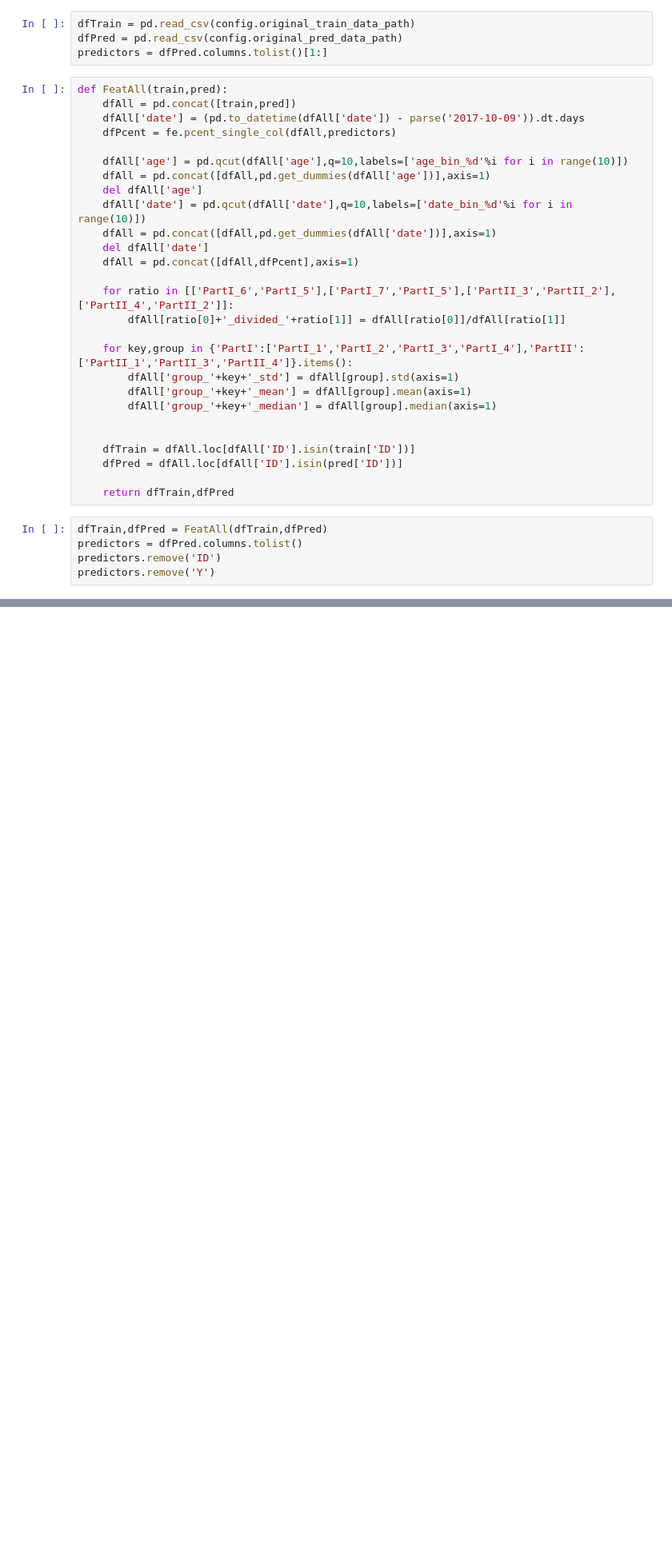
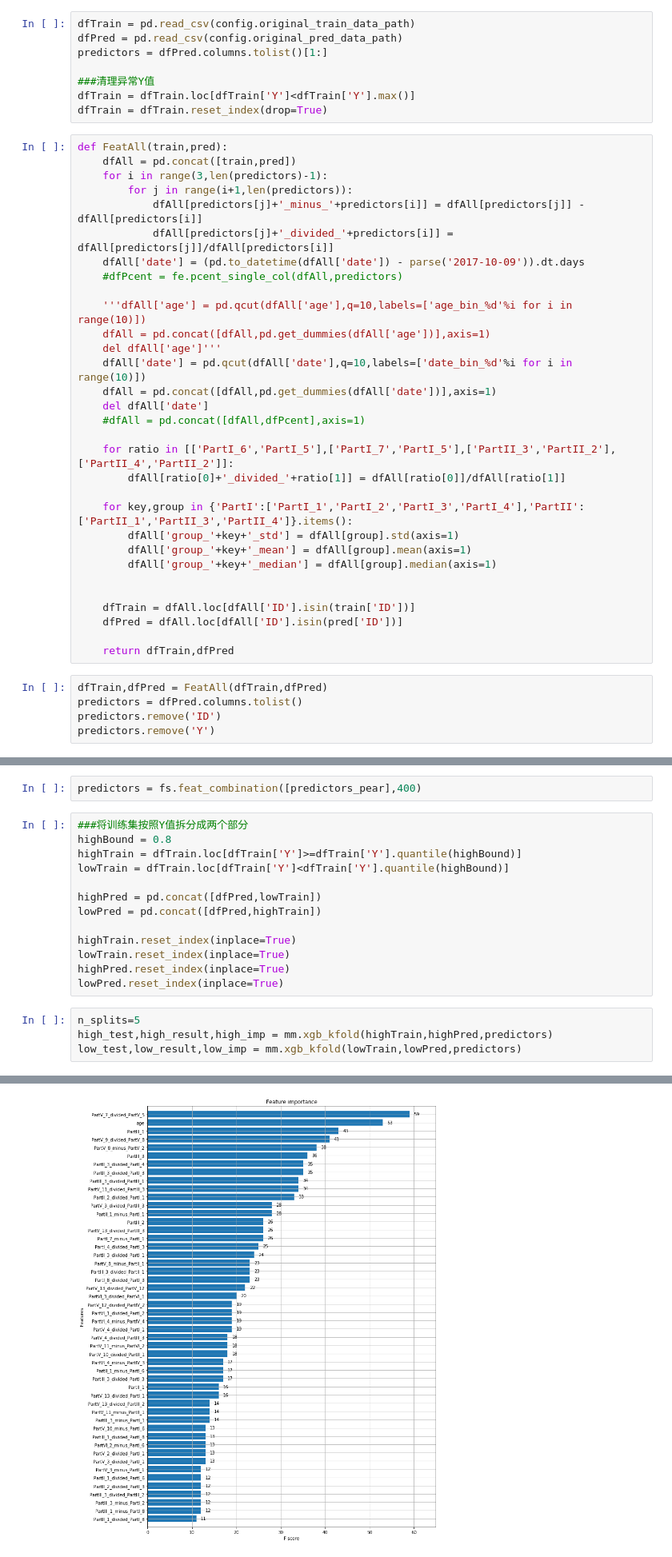
Before and after one commit to moneyml/DiabetesRisk, a Jupyter notebook: Code/Experiment/Test.ipynb, the cells around one changed output, grey strips where cells are left out. Shown at 80% size. Cells and saved outputs as stored; diff of their text form; blank space fills up the shorter version.

```diff
--- a/Code/Experiment/Test.ipynb
+++ b/Code/Experiment/Test.ipynb
@@ -14,19 +15,27 @@ from param_config import config
 dfTrain = pd.read_csv(config.original_train_data_path)
 dfPred = pd.read_csv(config.original_pred_data_path)
 predictors = dfPred.columns.tolist()[1:]
+
+###清理异常Y值
+dfTrain = dfTrain.loc[dfTrain['Y']<dfTrain['Y'].max()]
+dfTrain = dfTrain.reset_index(drop=True)
 # %%
 def FeatAll(train,pred):
     dfAll = pd.concat([train,pred])
+    for i in range(3,len(predictors)-1):
+        for j in range(i+1,len(predictors)):
+            dfAll[predictors[j]+'_minus_'+predictors[i]] = dfAll[predictors[j]] - dfAll[predictors[i]]
+            dfAll[predictors[j]+'_divided_'+predictors[i]] = dfAll[predictors[j]]/dfAll[predictors[i]]
     dfAll['date'] = (pd.to_datetime(dfAll['date']) - parse('2017-10-09')).dt.days
-    dfPcent = fe.pcent_single_col(dfAll,predictors)
+    #dfPcent = fe.pcent_single_col(dfAll,predictors)
 
-    dfAll['age'] = pd.qcut(dfAll['age'],q=10,labels=['age_bin_%d'%i for i in range(10)])
+    '''dfAll['age'] = pd.qcut(dfAll['age'],q=10,labels=['age_bin_%d'%i for i in range(10)])
     dfAll = pd.concat([dfAll,pd.get_dummies(dfAll['age'])],axis=1)
-    del dfAll['age']
+    del dfAll['age']'''
     dfAll['date'] = pd.qcut(dfAll['date'],q=10,labels=['date_bin_%d'%i for i in range(10)])
     dfAll = pd.concat([dfAll,pd.get_dummies(dfAll['date'])],axis=1)
     del dfAll['date']
-    dfAll = pd.concat([dfAll,dfPcent],axis=1)
+    #dfAll = pd.concat([dfAll,dfPcent],axis=1)
 
     for ratio in [['PartI_6','PartI_5'],['PartI_7','PartI_5'],['PartII_3','PartII_2'],['PartII_4','PartII_2']]:
         dfAll[ratio[0]+'_divided_'+ratio[1]] = dfAll[ratio[0]]/dfAll[ratio[1]]
@@ -68,0 +83,20 @@ Will train until eval-rmse hasn't improved in 10 rounds.
+# %%
+predictors = fs.feat_combination([predictors_pear],400)
+# %%
+###将训练集按照Y值拆分成两个部分
+highBound = 0.8
+highTrain = dfTrain.loc[dfTrain['Y']>=dfTrain['Y'].quantile(highBound)]
+lowTrain = dfTrain.loc[dfTrain['Y']<dfTrain['Y'].quantile(highBound)]
+
+highPred = pd.concat([dfPred,lowTrain])
+lowPred = pd.concat([dfPred,highTrain])
+
+highTrain.reset_index(inplace=True)
+lowTrain.reset_index(inplace=True)
+highPred.reset_index(inplace=True)
+lowPred.reset_index(inplace=True)
+# %%
+n_splits=5
+high_test,high_result,high_imp = mm.xgb_kfold(highTrain,highPred,predictors)
+low_test,low_result,low_imp = mm.xgb_kfold(lowTrain,lowPred,predictors)
+# %% [output]
@@ -68,0 +120 @@ Will train until eval-rmse hasn't improved in 10 rounds.
+[figure, added]
```
Also changed, not shown: parts of 12 cells of this notebook, 5 other files.
